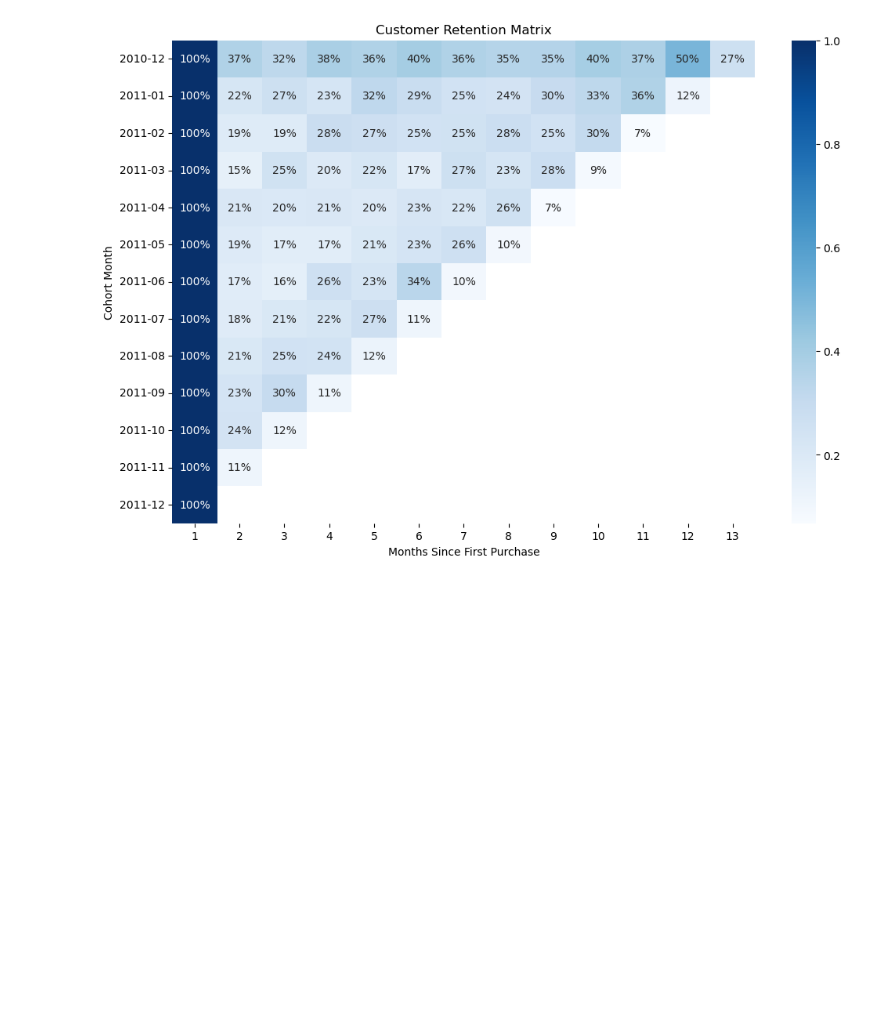
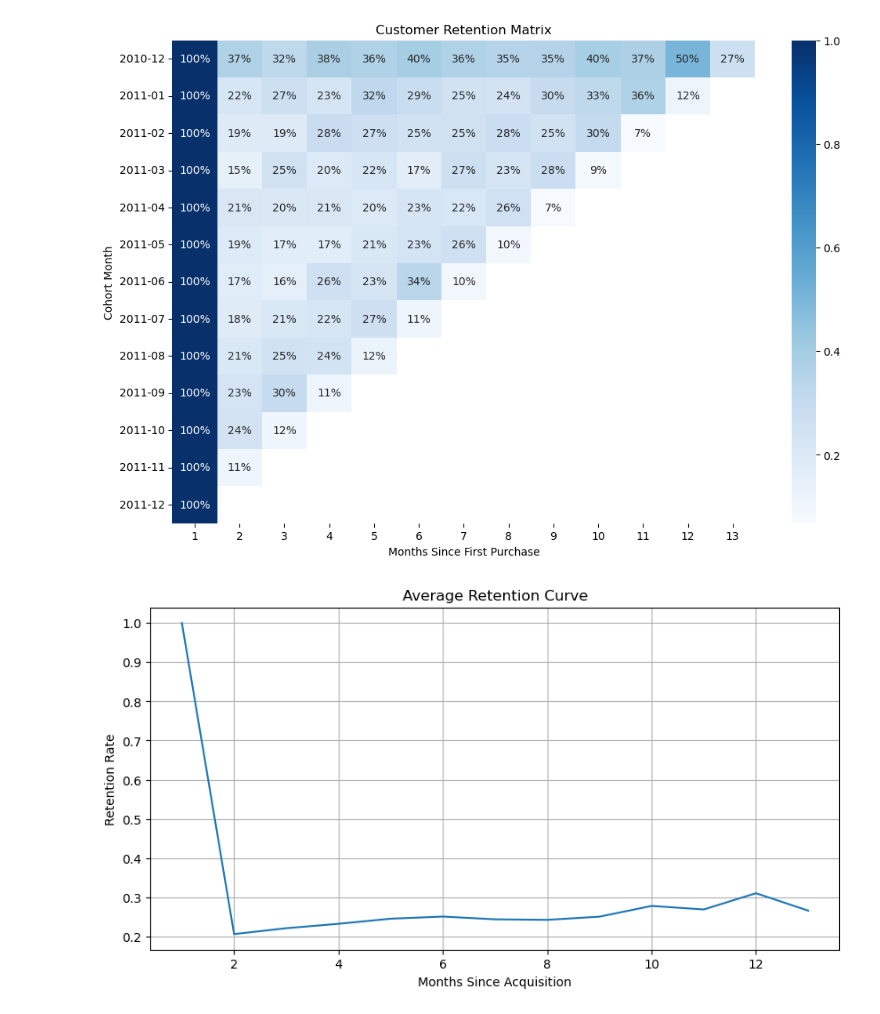
Before and after one commit to jyotidamji270804/cohort-retention-cltv-analysis, a Jupyter notebook: notebooks/01_data_cleaning.ipynb, the cells around one changed output. Saved outputs shown, nothing was run; the diff lists cells and outputs as text; code cells hidden in the pictures; blank space fills up the shorter version.

```diff
--- a/notebooks/01_data_cleaning.ipynb
+++ b/notebooks/01_data_cleaning.ipynb
@@ -280,3 +280,21 @@ plt.xlabel('Months Since First Purchase')
 plt.show()
 # %% [output]
 [figure]
+# %%
+import matplotlib.pyplot as plt
+
+avg_retention = retention_rate.mean()
+
+plt.figure(figsize=(10,5))
+
+plt.plot(avg_retention.index, avg_retention.values)
+
+plt.title("Average Retention Curve")
+plt.xlabel("Months Since Acquisition")
+plt.ylabel("Retention Rate")
+
+plt.grid(True)
+
+plt.show()
+# %% [output]
+[figure, added]
```
Also changed, not shown: 2 other files.
